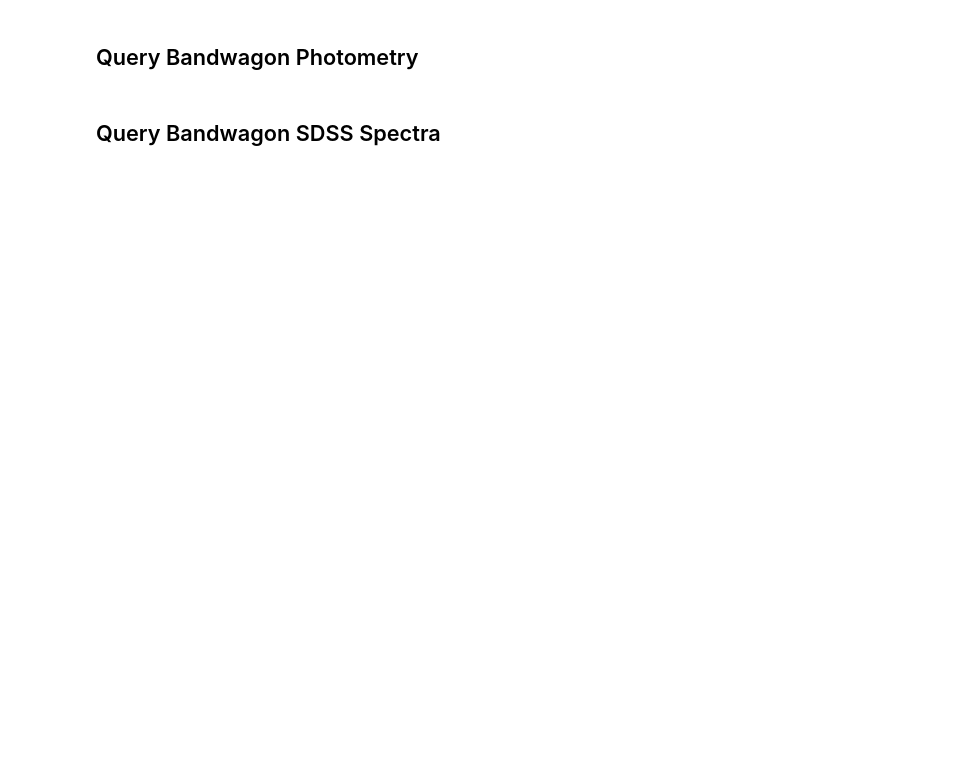
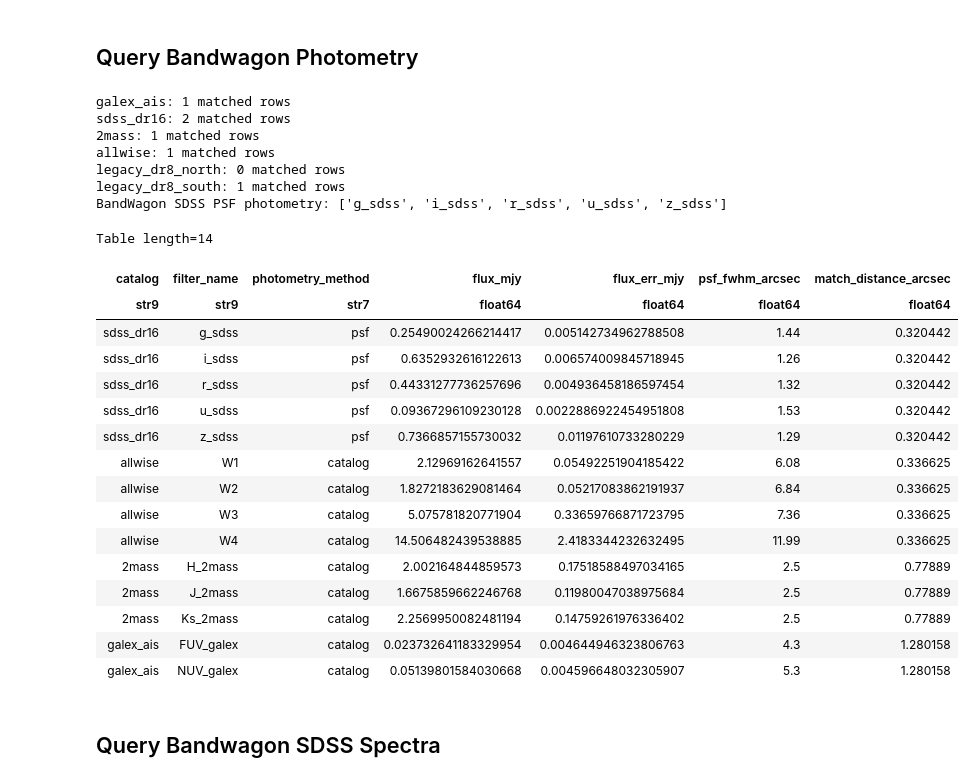
Before and after one commit to burke86/grahspj, a Jupyter notebook: notebooks/06_bandwagon_joint_sed_spectra.ipynb, the cells around one changed output. Drawn from its saved outputs; the diff is of its cells as text; code cells hidden in the pictures; blank space fills up the shorter version.

Commit message:
update bandwagon joint notebook plotting

```diff
--- a/notebooks/06_bandwagon_joint_sed_spectra.ipynb
+++ b/notebooks/06_bandwagon_joint_sed_spectra.ipynb
@@ -63,26 +81,79 @@ OBJECT_NAME = "SDSSJ121607.37-021418.0"
 # %% [markdown]
 ## Query Bandwagon Photometry
 # %%
-matches = xmatch_catalogs(coord, source_id=[OBJECT_NAME])
+matches = xmatch_catalogs(coord, source_id=[OBJECT_NAME], cache=False)
 for name, table in matches.items():
     print(f"{name}: {len(table)} matched rows")
+
+sdss_table = matches.get("sdss_dr16")
+if sdss_table is None or len(sdss_table) == 0:
+    raise RuntimeError(
+        "BandWagon did not return an SDSS DR16 match, so SDSS PSF photometry "
+        "cannot appear in the SED plot. Check the XMatch result and match radius."
+    )
+
+required_psf_cols = {"upmag", "gpmag", "rpmag", "ipmag", "zpmag", "e_upmag", "e_gpmag", "e_rpmag", "e_ipmag", "e_zpmag"}
+missing_psf_cols = sorted(required_psf_cols - set(sdss_table.colnames))
+if missing_psf_cols:
+    raise RuntimeError(
+        "SDSS matched, but BandWagon did not enrich the XMatch result with PSF columns. "
+        f"Missing columns: {missing_psf_cols}. "
+        f"Imported bandwagon from: {bandwagon.__file__}"
+    )
 
 phot = matches_to_photometry(matches, max_mag_err=1.0)
 phot = phot[np.isfinite(phot["flux_mjy"]) & np.isfinite(phot["flux_err_mjy"]) & (phot["flux_err_mjy"] > 0)]
 if "speclite_name" in phot.colnames:
     phot.remove_column("speclite_name")
 if "photometry_method" not in phot.colnames:
     raise RuntimeError("BandWagon must provide photometry_method so SDSS PSF photometry can be identified.")
 
 sdss_filters = {f"{band}_sdss" for band in "ugriz"}
 found_sdss = sorted(sdss_filters & {str(name) for name in phot["filter_name"]})
 missing_sdss = sorted(sdss_filters - set(found_sdss))
+if missing_sdss:
+    raise RuntimeError(
+        "BandWagon returned an SDSS match, but the long-form photometry table is missing "
+        f"these SDSS PSF bands: {missing_sdss}. Available filters: "
+        f"{[str(name) for name in phot['filter_name']]}"
+    )
+
+sdss_methods = {
+    str(row["filter_name"]): str(row["photometry_method"])
+    for row in phot
+    if str(row["filter_name"]) in sdss_filters
+}
+if any(method != "psf" for method in sdss_methods.values()):
+    raise RuntimeError(f"SDSS photometry must be PSF-only, got methods: {sdss_methods}")
+
 print("BandWagon SDSS PSF photometry:", found_sdss)
-if missing_sdss:
-    print("Missing SDSS bands:", missing_sdss)
-
 phot.sort("match_distance_arcsec")
 phot["catalog", "filter_name", "photometry_method", "flux_mjy", "flux_err_mjy", "psf_fwhm_arcsec", "match_distance_arcsec"]
+# %% [output]
+galex_ais: 1 matched rows
+sdss_dr16: 2 matched rows
+2mass: 1 matched rows
+allwise: 1 matched rows
+legacy_dr8_north: 0 matched rows
+legacy_dr8_south: 1 matched rows
+BandWagon SDSS PSF photometry: ['g_sdss', 'i_sdss', 'r_sdss', 'u_sdss', 'z_sdss']
+Table length=14
+| catalog | filter_name | photometry_method | flux_mjy | flux_err_mjy | psf_fwhm_arcsec | match_distance_arcsec |
+| str9 | str9 | str7 | float64 | float64 | float64 | float64 |
+| sdss_dr16 | g_sdss | psf | 0.25490024266214417 | 0.005142734962788508 | 1.44 | 0.320442 |
+| sdss_dr16 | i_sdss | psf | 0.6352932616122613 | 0.006574009845718945 | 1.26 | 0.320442 |
+| sdss_dr16 | r_sdss | psf | 0.44331277736257696 | 0.004936458186597454 | 1.32 | 0.320442 |
+| sdss_dr16 | u_sdss | psf | 0.09367296109230128 | 0.0022886922454951808 | 1.53 | 0.320442 |
+| sdss_dr16 | z_sdss | psf | 0.7366857155730032 | 0.01197610733280229 | 1.29 | 0.320442 |
+| allwise | W1 | catalog | 2.12969162641557 | 0.05492251904185422 | 6.08 | 0.336625 |
+| allwise | W2 | catalog | 1.8272183629081464 | 0.05217083862191937 | 6.84 | 0.336625 |
+| allwise | W3 | catalog | 5.075781820771904 | 0.33659766871723795 | 7.36 | 0.336625 |
+| allwise | W4 | catalog | 14.506482439538885 | 2.4183344232632495 | 11.99 | 0.336625 |
+| 2mass | H_2mass | catalog | 2.002164844859573 | 0.17518588497034165 | 2.5 | 0.77889 |
+| 2mass | J_2mass | catalog | 1.6675859662246768 | 0.11980047038975684 | 2.5 | 0.77889 |
+| 2mass | Ks_2mass | catalog | 2.2569950082481194 | 0.14759261976336402 | 2.5 | 0.77889 |
+| galex_ais | FUV_galex | catalog | 0.023732641183329954 | 0.004644946323806763 | 4.3 | 1.280158 |
+| galex_ais | NUV_galex | catalog | 0.05139801584030668 | 0.004596648032305907 | 5.3 | 1.280158 |
 # %% [markdown]
 ## Query Bandwagon SDSS Spectra
 # %%
```
Also changed, not shown: parts of 10 cells of this notebook, 2 other files.
